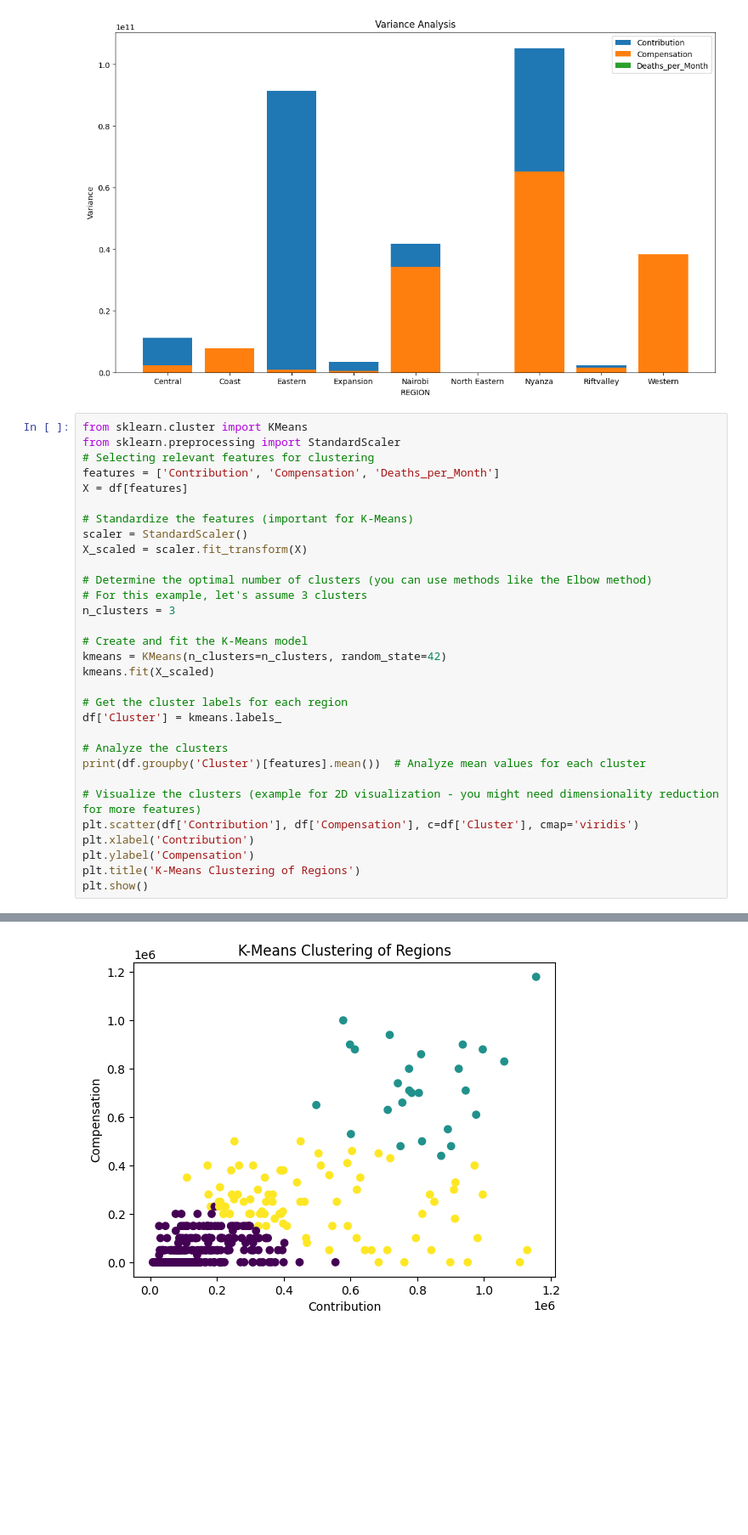
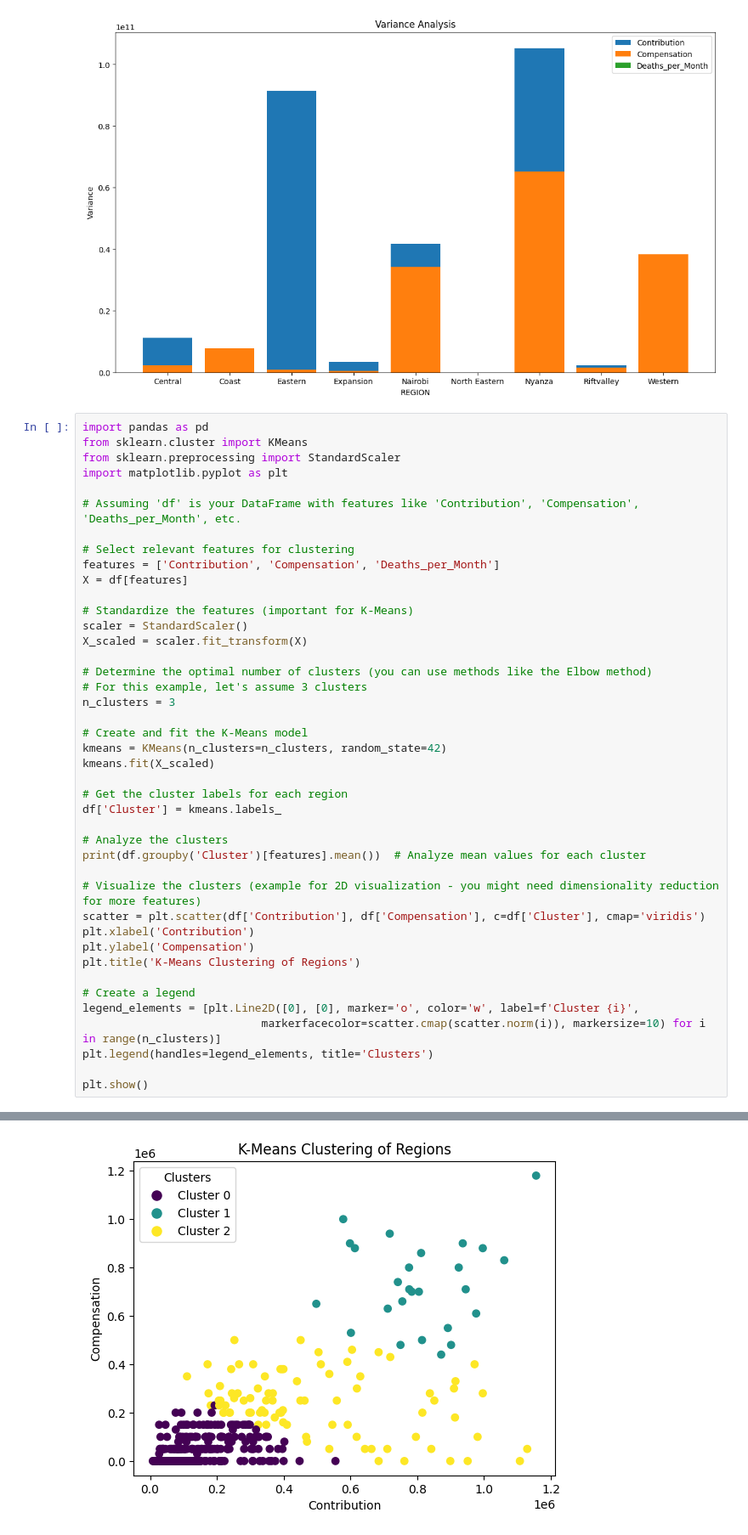
Before and after one commit to stevejj4/Data-Cleaning, a Jupyter notebook: SUN_Report.ipynb, the cells around one changed output, grey strips where cells are left out. Shown at 85% size. Drawn from its saved outputs; the diff is of its cells as text; blank space fills up the shorter version.

Commit message:
Analysis of clusters

```diff
--- a/SUN_Report.ipynb
+++ b/SUN_Report.ipynb
@@ -369,40 +369,51 @@ plt.show()
 # %% [output]
 [figure]
 # %%
+import pandas as pd
 from sklearn.cluster import KMeans
 from sklearn.preprocessing import StandardScaler
-# Selecting relevant features for clustering
+import matplotlib.pyplot as plt
+
+# Assuming 'df' is your DataFrame with features like 'Contribution', 'Compensation', 'Deaths_per_Month', etc.
+
+# Select relevant features for clustering
 features = ['Contribution', 'Compensation', 'Deaths_per_Month']
 X = df[features]
 
 # Standardize the features (important for K-Means)
 scaler = StandardScaler()
 X_scaled = scaler.fit_transform(X)
 
 # Determine the optimal number of clusters (you can use methods like the Elbow method)
 # For this example, let's assume 3 clusters
 n_clusters = 3
 
 # Create and fit the K-Means model
 kmeans = KMeans(n_clusters=n_clusters, random_state=42)
 kmeans.fit(X_scaled)
 
 # Get the cluster labels for each region
 df['Cluster'] = kmeans.labels_
 
 # Analyze the clusters
 print(df.groupby('Cluster')[features].mean())  # Analyze mean values for each cluster
 
 # Visualize the clusters (example for 2D visualization - you might need dimensionality reduction for more features)
-plt.scatter(df['Contribution'], df['Compensation'], c=df['Cluster'], cmap='viridis')
+scatter = plt.scatter(df['Contribution'], df['Compensation'], c=df['Cluster'], cmap='viridis')
 plt.xlabel('Contribution')
 plt.ylabel('Compensation')
 plt.title('K-Means Clustering of Regions')
+
+# Create a legend
+legend_elements = [plt.Line2D([0], [0], marker='o', color='w', label=f'Cluster {i}',
+                           markerfacecolor=scatter.cmap(scatter.norm(i)), markersize=10) for i in range(n_clusters)]
+plt.legend(handles=legend_elements, title='Clusters')
+
 plt.show()
 # %% [output]
 0         Contribution   Compensation  Deaths_per_Month
 Cluster
 0        141083.553691   43456.375839          0.871141
 1        807427.115385  733076.923077         14.884615
 2        491954.619048  239166.666667          4.959524
-[figure, old version]
+[figure, new version]
```
Also changed, not shown: parts of 1 cell of this notebook.
